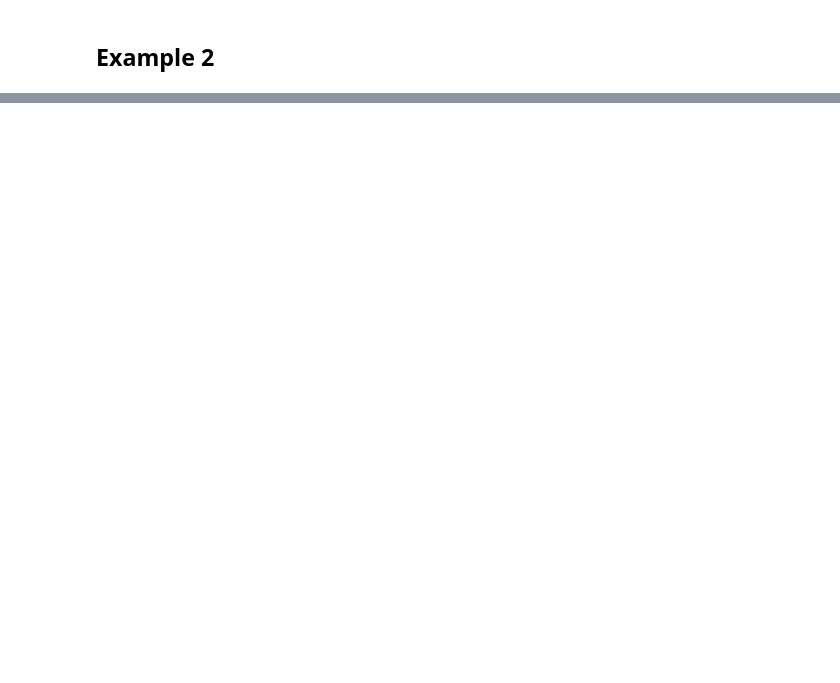
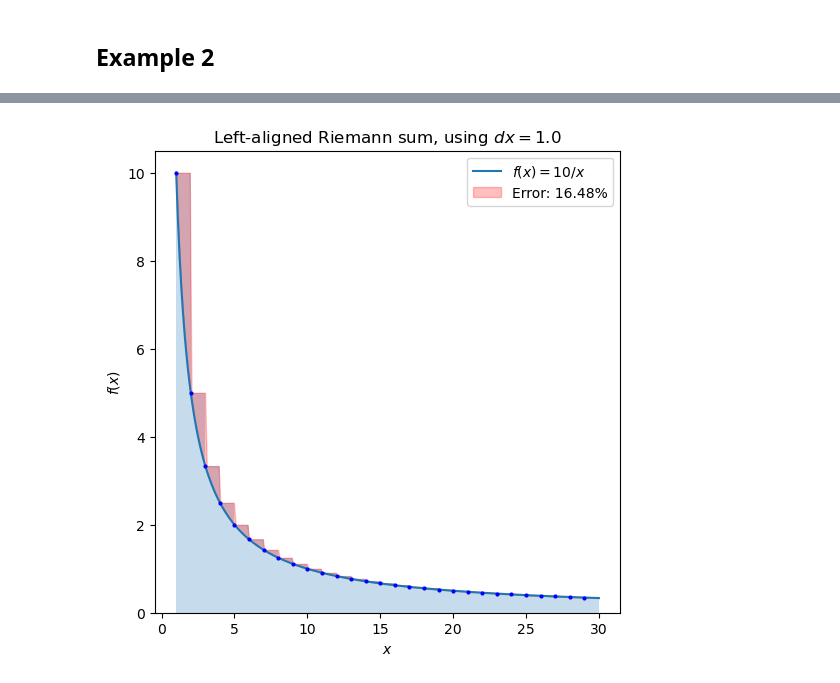
Before and after one commit to jaketanderson/phys41, a Jupyter notebook: Final_Project/Metropolis-Hastings_Monte_Carlo.ipynb, the cells around one changed output, grey strips where cells are left out. Drawn from its saved outputs; the diff is of its cells as text; code cells hidden in the pictures; blank space fills up the shorter version.

```diff
--- a/Final_Project/Metropolis-Hastings_Monte_Carlo.ipynb
+++ b/Final_Project/Metropolis-Hastings_Monte_Carlo.ipynb
@@ -78,0 +92,12 @@ Althought numerical computation is quick an easy in this case, let's say one wan
+# %%
+x = sympy.Symbol("x")
+
+print("Indefinite integral:")
+integral = sympy.integrate(sympy.sin(x) * sympy.sqrt(x), (x))
+IPython.display.display(integral)
+
+print("\nDefinite integral:")
+integral = sympy.integrate(sympy.sin(x) * sympy.sqrt(x), (x, 0, 8 * sympy.pi))
+IPython.display.display(integral)
+reference_val = integral.evalf()
+print(f"which evaluates to {reference_val}")
@@ -78,0 +169,35 @@ Althought numerical computation is quick an easy in this case, let's say one wan
+# %%
+reference_val = 10 * np.log(30)
+fig = plt.figure(figsize=(6, 6))
+smooth_domain = np.linspace(1, 30, 250)
+plt.plot(smooth_domain, 10 / smooth_domain, label="$f(x)=10/x$")
+
+dx = 1.0
+domain = np.arange(1, 30, dx)
+heights = 10 / domain
+val = np.sum(heights * dx)
+plt.bar(domain, heights, width=dx, align="edge", alpha=0.25, label=f"")
+plt.scatter(domain, heights, color="blue", zorder=50, s=4)
+
+
+def bar_height(xs):
+    return np.array(
+        [heights[-1] if x == xs[-1] else heights[int(x // dx - 1)] for x in xs]
+    )
+
+
+plt.fill_between(
+    smooth_domain,
+    10 / smooth_domain,
+    bar_height(smooth_domain),
+    color="red",
+    alpha=0.25,
+    label=f"Error: {100*abs((val-reference_val)/reference_val):0.2f}%",
+)
+plt.ylabel("$f(x)$")
+plt.xlabel("$x$")
+plt.title(f"Left-aligned Riemann sum, using $dx={dx}$")
+plt.legend()
+fig.show()
+# %% [output]
+[figure, added]
```
Also changed, not shown: parts of 20 cells of this notebook.
